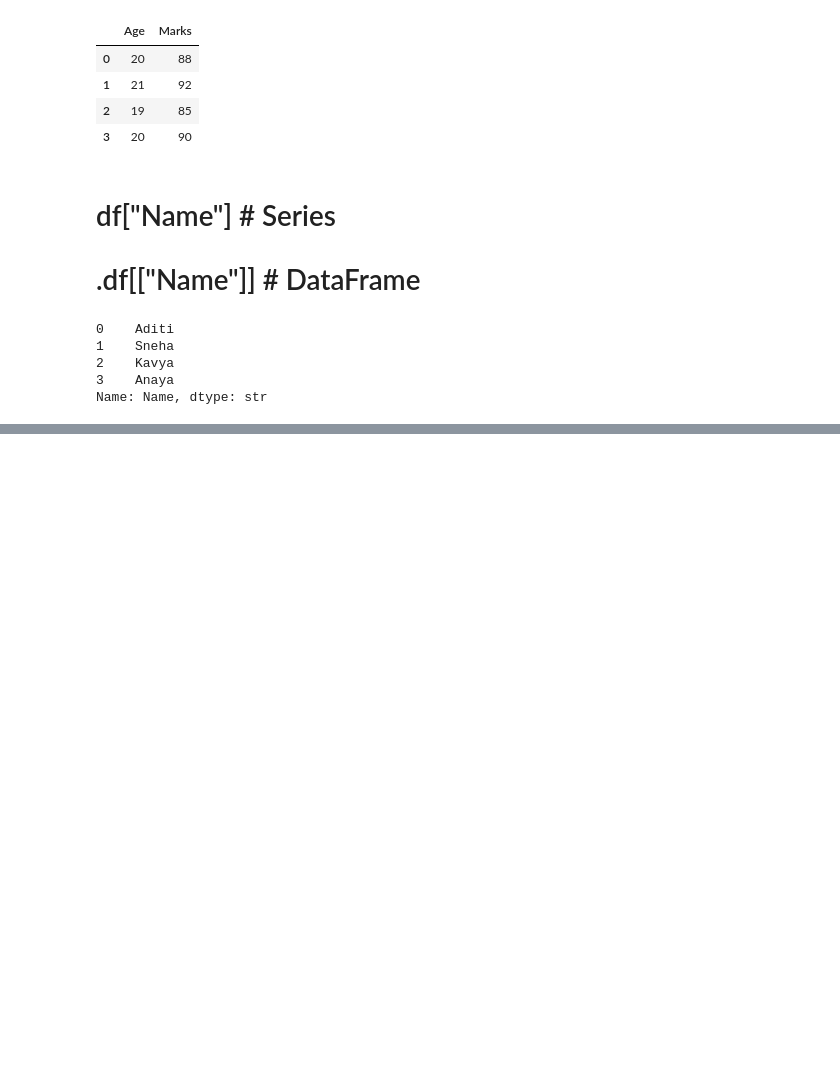
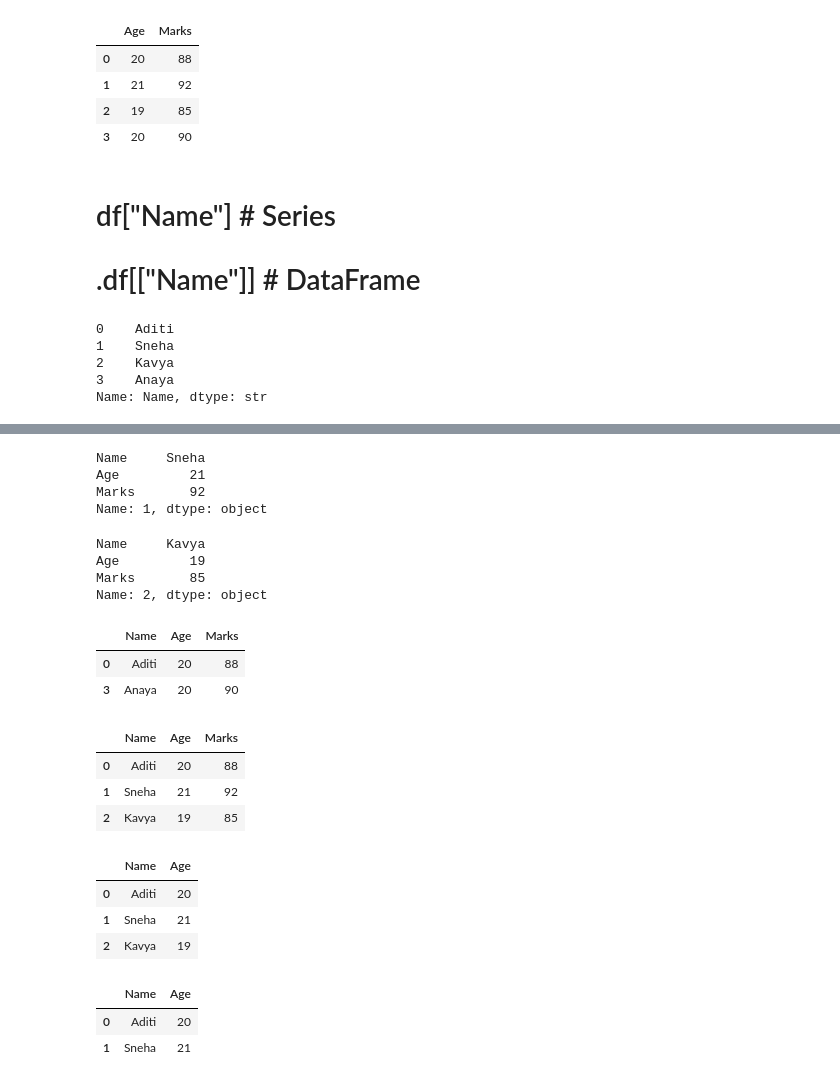
Before and after one commit to rutujagawade747-lang/data_science_journey, a Jupyter notebook: pandas/04_dataframe.ipynb, the cells around one changed output, grey strips where cells are left out. Cells and saved outputs as stored; diff of their text form; code cells hidden in the pictures; blank space fills up the shorter version.

```diff
--- a/pandas/04_dataframe.ipynb
+++ b/pandas/04_dataframe.ipynb
@@ -238,0 +265,40 @@ Name: Name, dtype: str
+# %%
+df.loc[1]
+# %% [output]
+Name     Sneha
+Age         21
+Marks       92
+Name: 1, dtype: object
+# %%
+df.iloc[2]
+# %% [output]
+Name     Kavya
+Age         19
+Marks       85
+Name: 2, dtype: object
+# %%
+df.loc[[0,3]] # 0 and 3 so two brackets
+# %% [output]
+|  | Name | Age | Marks |
+| 0 | Aditi | 20 | 88 |
+| 3 | Anaya | 20 | 90 |
+# %%
+df.iloc[0:3]
+# %% [output]
+|  | Name | Age | Marks |
+| 0 | Aditi | 20 | 88 |
+| 1 | Sneha | 21 | 92 |
+| 2 | Kavya | 19 | 85 |
+# %%
+df.loc[0:2,["Name","Age"]]
+# %% [output]
+|  | Name | Age |
+| 0 | Aditi | 20 |
+| 1 | Sneha | 21 |
+| 2 | Kavya | 19 |
+# %%
+df.iloc[0:2,0:2]
+# %% [output]
+|  | Name | Age |
+| 0 | Aditi | 20 |
+| 1 | Sneha | 21 |
```
Also changed, not shown: parts of 21 cells of this notebook.
